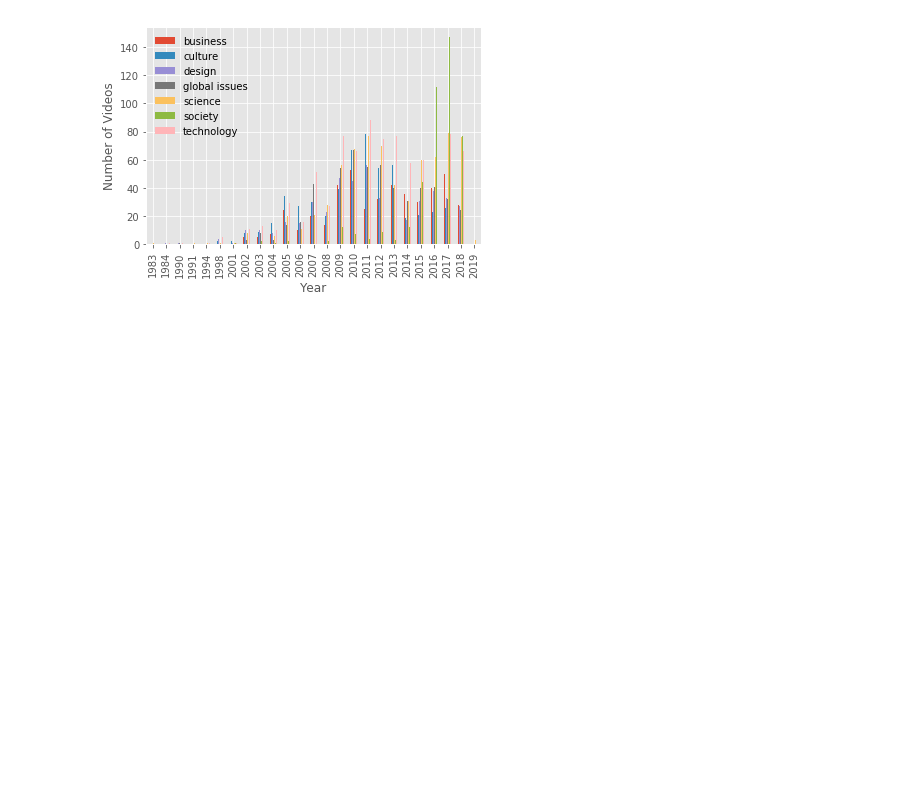
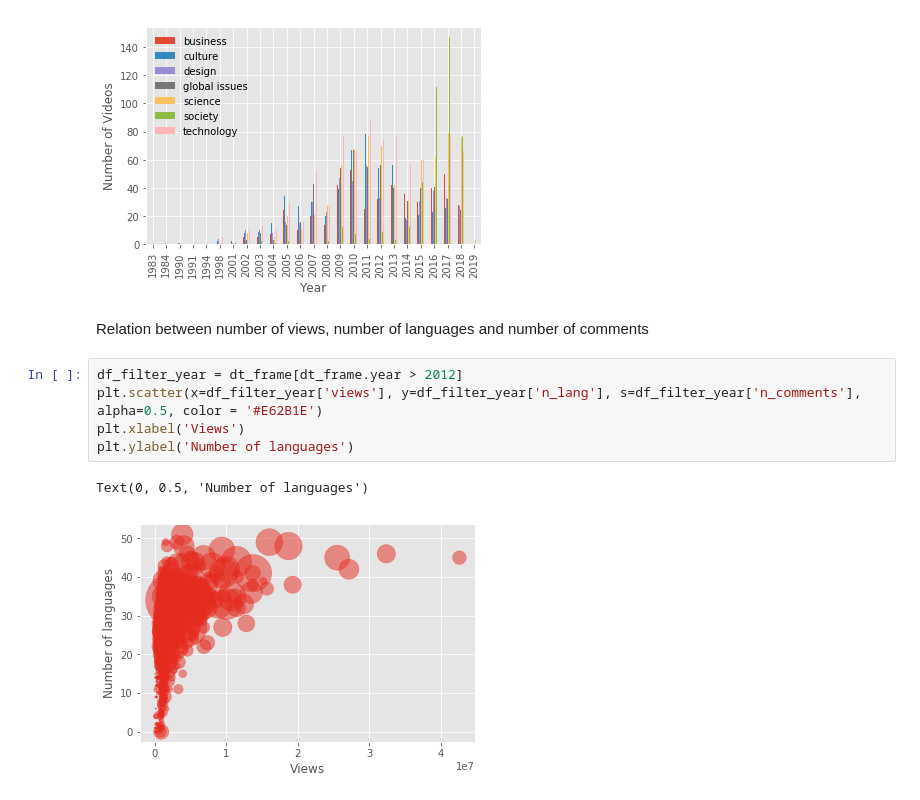
Before and after one commit to tstellamaris/WebScrapingProject, a Jupyter notebook: data_analysis.ipynb, the cells around one changed output. Saved outputs shown, nothing was run; the diff lists cells and outputs as text; blank space fills up the shorter version.

```diff
--- a/data_analysis.ipynb
+++ b/data_analysis.ipynb
@@ -169,3 +167,13 @@ plt.legend(loc='upper left', frameon=False)
 # %% [output]
 <matplotlib.legend.Legend at 0x...>
 [figure]
+# %% [markdown]
+Relation between number of views, number of languages and number of comments
+# %%
+df_filter_year = dt_frame[dt_frame.year > 2012]
+plt.scatter(x=df_filter_year['views'], y=df_filter_year['n_lang'], s=df_filter_year['n_comments'], alpha=0.5, color = '#E62B1E')
+plt.xlabel('Views')
+plt.ylabel('Number of languages')
+# %% [output]
+Text(0, 0.5, 'Number of languages')
+[figure, added]
```
Also changed, not shown: parts of 4 cells of this notebook, 2 other files.
